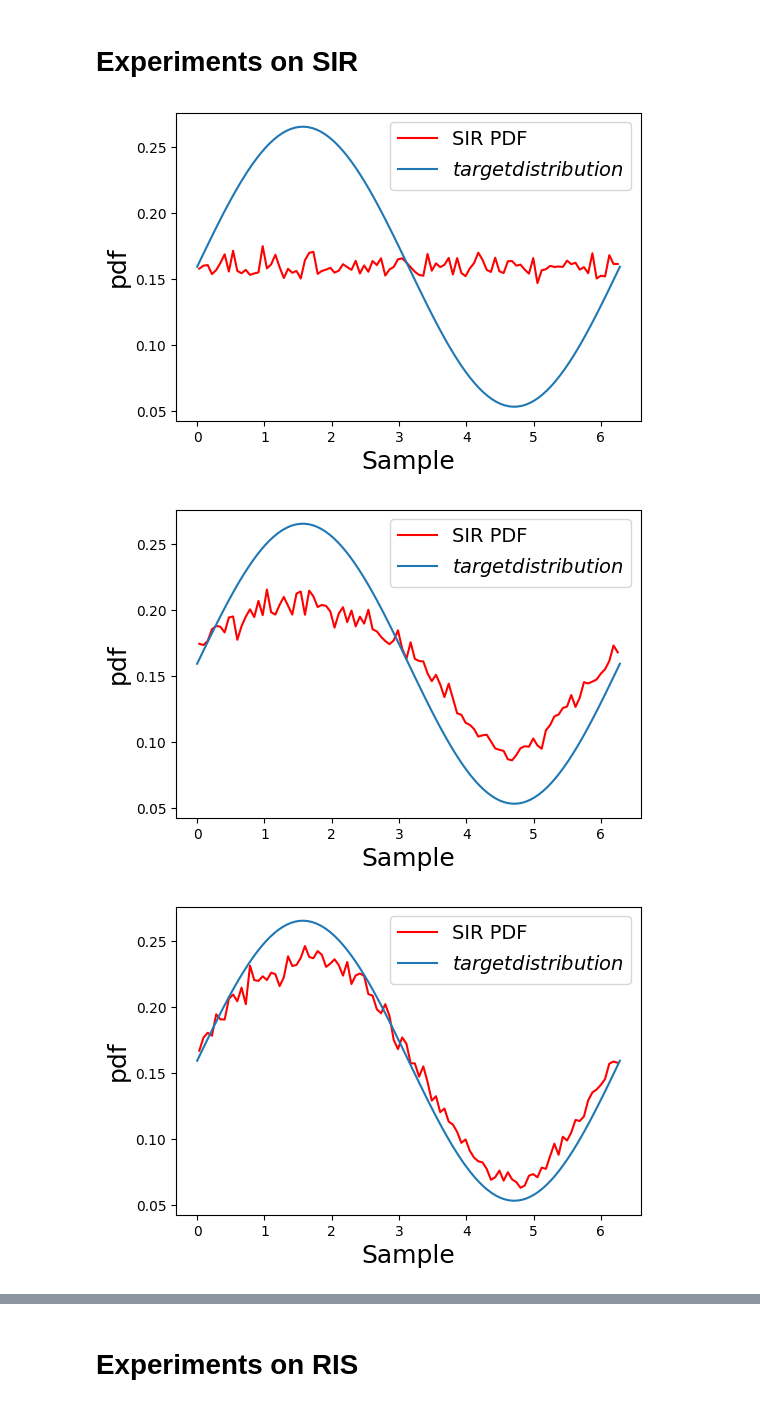
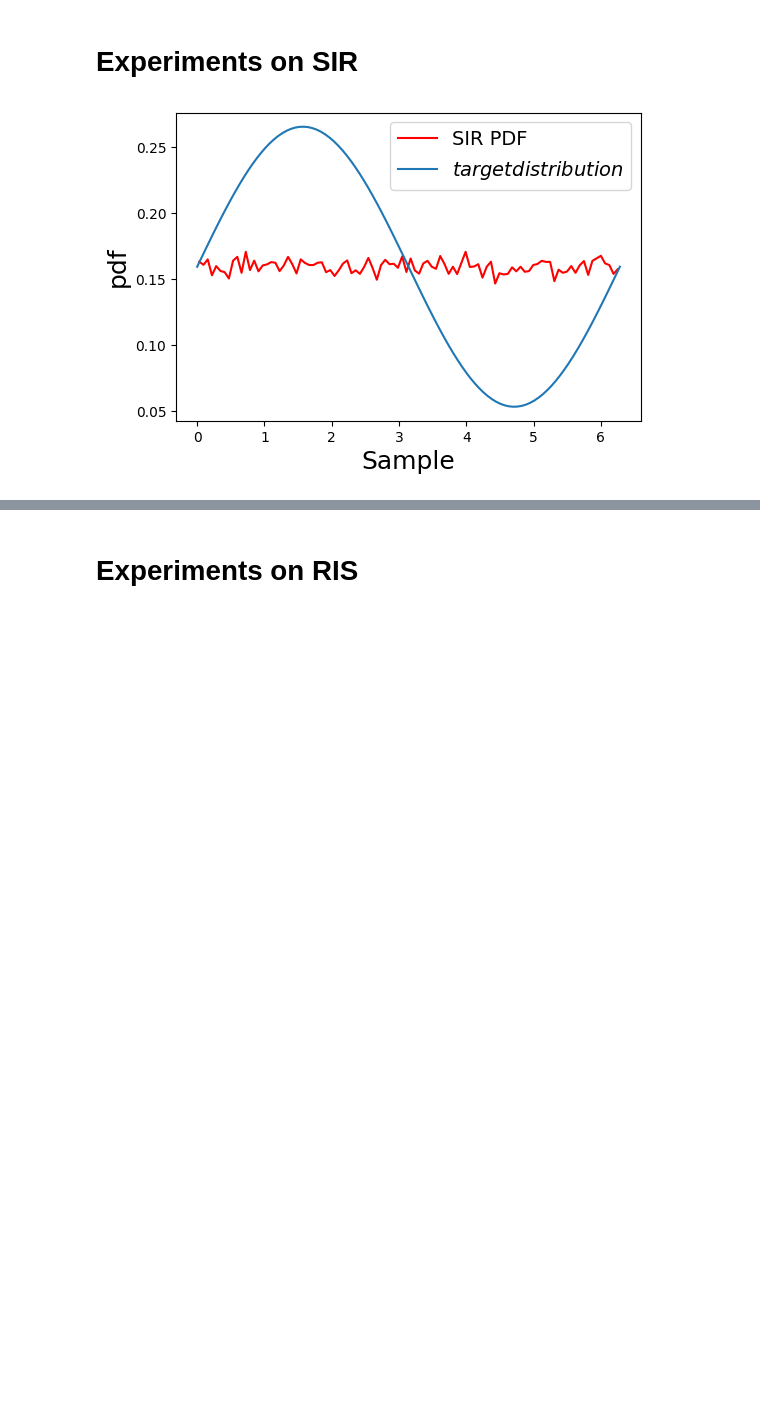
Before and after one commit to dongzhanghan/cse272-restir, a Jupyter notebook: experiment.ipynb, the cells around one changed output, grey strips where cells are left out. Cells and saved outputs as stored; diff of their text form; code cells hidden in the pictures; blank space fills up the shorter version.

```diff
--- a/experiment.ipynb
+++ b/experiment.ipynb
@@ -8,24 +9,27 @@ def target_function(x):
     return (np.sin(x)+1.5)/(3*np.pi)
 
 def proposal_pdf(x):
-    return 1/2*np.pi
+    return 1/(2*np.pi)
 
 
-def RIS(target_fuction, proposal_pdf,num_samples):
-    num_iterations = 100000
+def SIR(target_function, proposal_pdf,M, N):
+    num_proposal = M
+    num_chosen = N
     # Choose samples based on weights
     sample_chosen = []
-    for i in range(num_iterations):
-        # Generate random samples from uniform distribution
-        proposal_samples = np.random.uniform(0, 2*np.pi, num_samples)
+    # Generate random samples from uniform distribution
+    proposal_samples = np.random.uniform(0, 2*np.pi, num_proposal)
 
-        # Calculate weights
-        weights = [target_fuction(sample) / proposal_pdf(sample) for sample in proposal_samples]
-        weights /= np.sum(weights)
-
+    # Calculate weights
+    weights = [target_function(sample) / proposal_pdf(sample) for sample in proposal_samples]
+    w_sum = np.sum(np.array(weights))
+    weights /= np.sum(weights)
+    for i in range(num_chosen):
         # Choose one sample at a time based on weights
         chosen_sample = np.random.choice(proposal_samples, p=weights)
         sample_chosen.append(chosen_sample)
+
+    return sample_chosen,w_sum
 
 
     # Plotting
@@ -43,11 +47,23 @@ def RIS(target_fuction, proposal_pdf,num_samples):
     plt.legend(prop={"size": 14})
     plt.show()
 # %%
-RIS(target_function, proposal_pdf,num_samples = 1)
-RIS(target_function, proposal_pdf,num_samples = 2)
-RIS(target_function, proposal_pdf,num_samples = 4)
-RIS(target_function, proposal_pdf,num_samples = 16)
+num_iterations = 100000
+samples_chosen = []
+for i in range(num_iterations):
+    samples_chosen += SIR(target_function, proposal_pdf,M = 1, N = 1)[0]
+# Plotting
+plt.figure(figsize=[6, 4])
+# Calculate PDF curve
+counts, bins = np.histogram(samples_chosen, bins=100, density=True)
+bin_centers = (bins[:-1] + bins[1:]) / 2
+
+plt.plot(bin_centers, counts, color='red', label='SIR PDF')  # Plot PDF curve
+x = np.linspace(0, 2*np.pi, 100)
+target_distribution = [target_function(i) for i in x]
+plt.plot(x, target_distribution, label="$target distribution$")
+plt.xlabel("Sample", size=18)
+plt.ylabel("pdf", size=18)
+plt.legend(prop={"size": 14})
+plt.show()
 # %% [output]
-[figure, old version]
+[figure, new version]
-[figure, removed]
-[figure, removed]
```
Also changed, not shown: parts of 10 cells of this notebook.
